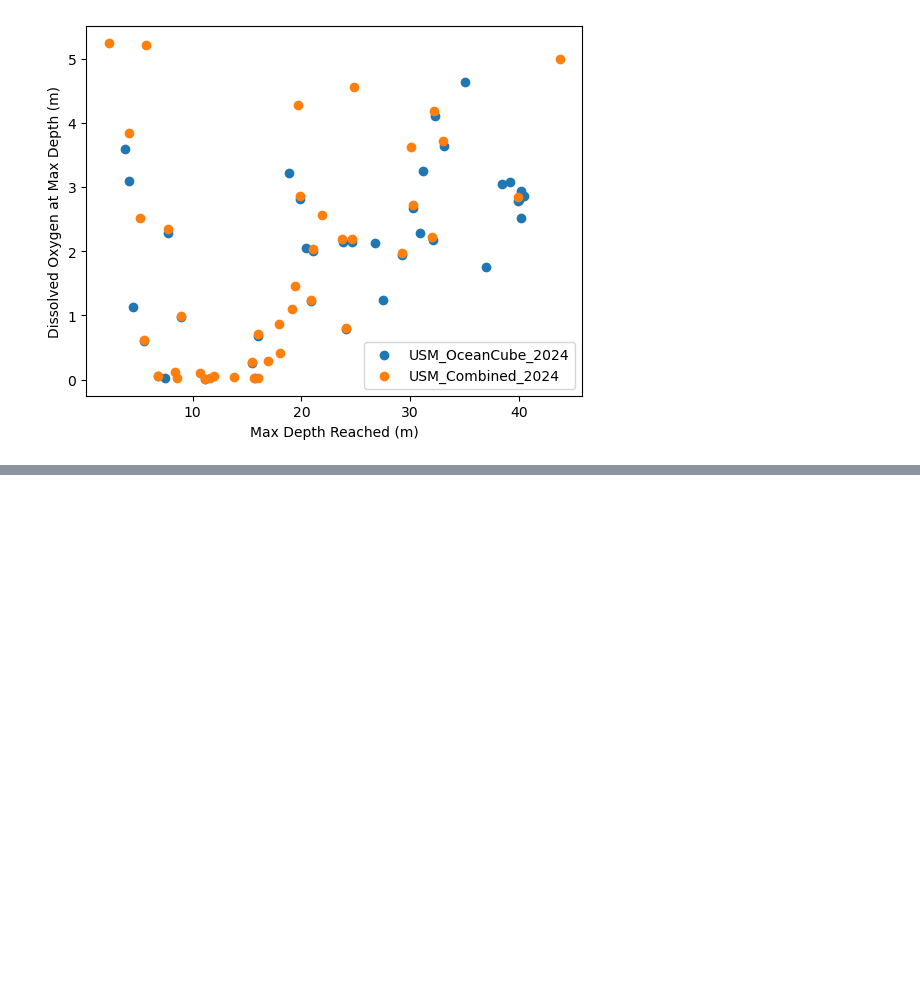
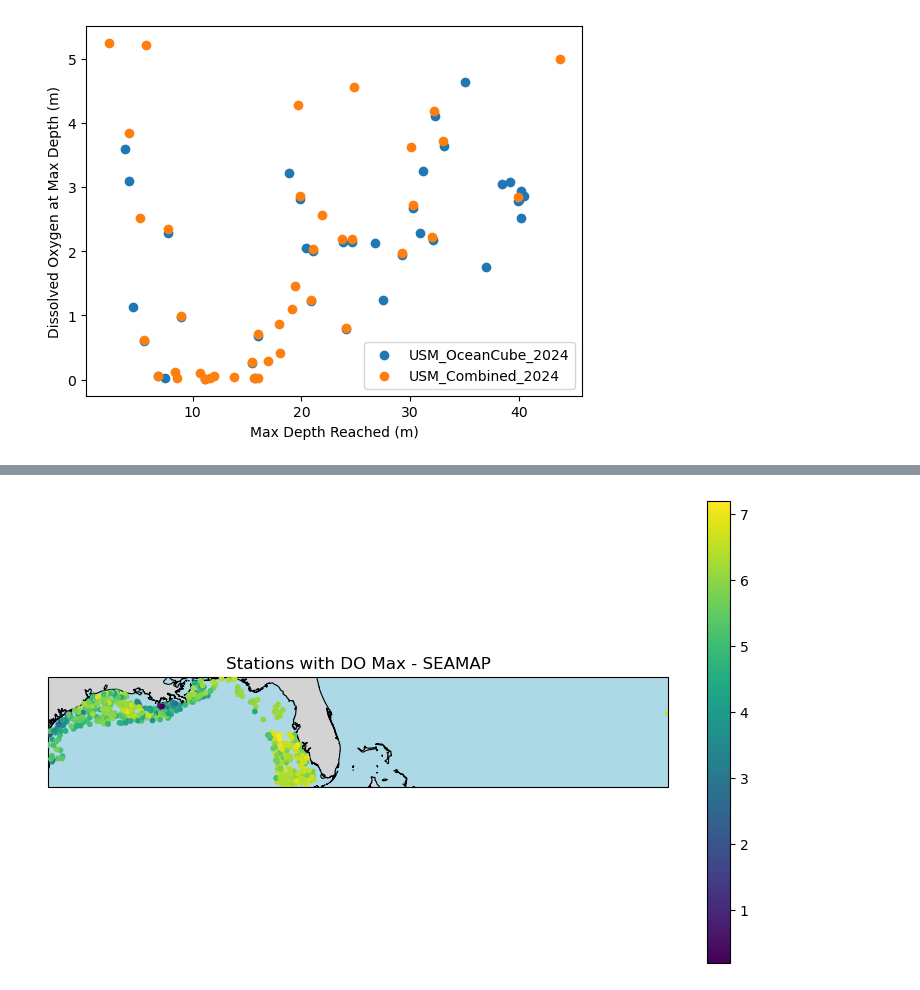
Before and after one commit to fish-pace/2026-proj-hypoxia-zones, a Jupyter notebook: contributor_folders/stormheidinger/gulf_do_24_25.ipynb, the cells around one changed output, grey strips where cells are left out. Cells and saved outputs as stored; diff of their text form; code cells hidden in the pictures; blank space fills up the shorter version.

```diff
--- a/contributor_folders/stormheidinger/gulf_do_24_25.ipynb
+++ b/contributor_folders/stormheidinger/gulf_do_24_25.ipynb
@@ -251,0 +372,37 @@ ax2.legend(loc='best')
+# %%
+# Define the Cartopy projection for the map display
+projection = ccrs.PlateCarree()
+
+# Create a figure and a GeoAxes object
+fig5, ax5 = plt.subplots(subplot_kw={'projection': projection},figsize=(10,6))
+
+# Add map features to the axes (coastlines, borders)
+ax5.add_feature(cfeature.COASTLINE, linewidth=0.8)
+ax5.add_feature(cfeature.BORDERS, linestyle=':', alpha=0.6)
+ax5.add_feature(cfeature.LAND, color='lightgray')
+ax5.add_feature(cfeature.OCEAN, color='lightblue')
+
+# Plot the GeoDataFrame points onto the Cartopy axes
+# Use transform=ccrs.PlateCarree() to tell Cartopy the source CRS of your data
+# (even if it matches the axes projection, it's good practice)
+seamap_gdf.plot(ax=ax5,
+                 marker='o',
+                 markersize=10,
+                 transform=ccrs.PlateCarree(),
+                 zorder=10,
+                 column='OXYMAX',
+                legend=True)
+
+min_lon = seamap_gdf['Longitude'].min()
+max_lon = seamap_gdf['Longitude'].max()
+min_lat = seamap_gdf['Latitude'].min()
+max_lat = seamap_gdf['Latitude'].max()
+
+# Set the extent of the map (optional, adjusts view)
+ax5.set_extent([min_lon, max_lon, min_lat, max_lat],crs=ccrs.PlateCarree())
+
+# Display the map
+plt.title("Stations with DO Max - SEAMAP")
+plt.show()
+# %% [output]
+[figure, added]
```
Also changed, not shown: parts of 11 cells of this notebook.
